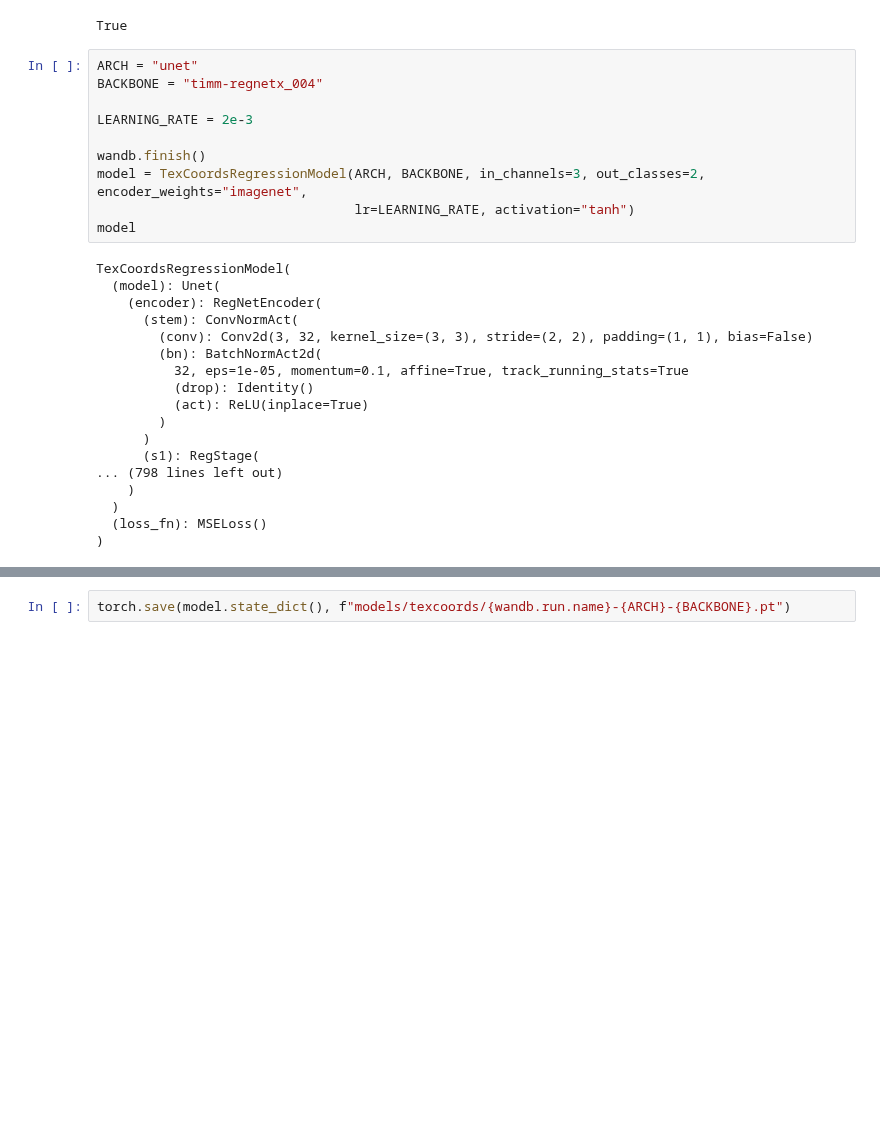
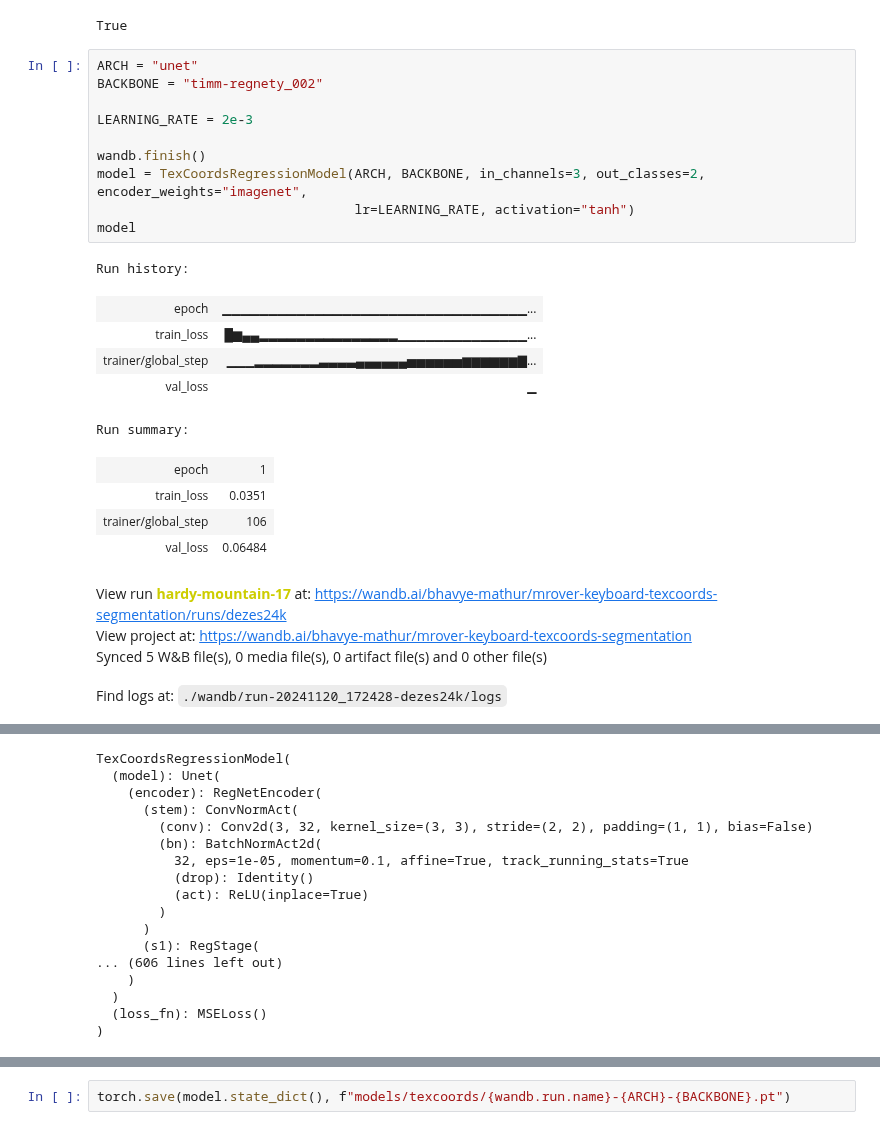
Before and after one commit to umrover/keyboard-detection, a Jupyter notebook: models/key-texcoords-UNet.ipynb, the cells around one changed output, grey strips where cells are left out. Cells and saved outputs as stored; diff of their text form; blank space fills up the shorter version.

```diff
--- a/models/key-texcoords-UNet.ipynb
+++ b/models/key-texcoords-UNet.ipynb
@@ -107,29 +98,26 @@ wandb: Currently logged in as: bhavye-mathur. Use `wandb login --relogin` to for
 True
 # %%
 ARCH = "unet"
-BACKBONE = "timm-regnetx_004"
+BACKBONE = "timm-regnety_002"
 
 LEARNING_RATE = 2e-3
 
 wandb.finish()
 model = TexCoordsRegressionModel(ARCH, BACKBONE, in_channels=3, out_classes=2, encoder_weights="imagenet",
                                  lr=LEARNING_RATE, activation="tanh")
 model
 # %% [output]
-TexCoordsRegressionModel(
-  (model): Unet(
-    (encoder): RegNetEncoder(
-      (stem): ConvNormAct(
-        (conv): Conv2d(3, 32, kernel_size=(3, 3), stride=(2, 2), padding=(1, 1), bias=False)
-        (bn): BatchNormAct2d(
-          32, eps=1e-05, momentum=0.1, affine=True, track_running_stats=True
-          (drop): Identity()
-          (act): ReLU(inplace=True)
-        )
-      )
-      (s1): RegStage(
-... (798 lines left out)
-    )
-  )
-  (loss_fn): MSELoss()
-)
+Run history:
+| epoch | ▁▁▁▁▁▁▁▁▁▁▁▁▁▁▁▁▁▁▁▁▁▁▁▁▁▁▁▁▁▁▁▁▁... |
+| train_loss | █▆▄▄▂▂▂▂▂▂▂▂▂▂▂▂▂▂▂▁▁▁▁▁▁▁▁▁▁▁▁▁▁... |
+| trainer/global_step | ▁▁▁▂▂▂▂▂▂▂▃▃▃▃▄▄▄▄▄▄▅▅▅▅▅▅▆▆▆▆▆▆▇... |
+| val_loss | ▁ |
+Run summary:
+| epoch | 1 |
+| train_loss | 0.0351 |
+| trainer/global_step | 106 |
+| val_loss | 0.06484 |
+View run hardy-mountain-17 at: https://wandb.ai/bhavye-mathur/mrover-keyboard-texcoords-segmentation/runs/dezes24k
+View project at: https://wandb.ai/bhavye-mathur/mrover-keyboard-texcoords-segmentation
+Synced 5 W&B file(s), 0 media file(s), 0 artifact file(s) and 0 other file(s)
+Find logs at: ./wandb/run-20241120_172428-dezes24k/logs
@@ -136,3 +125,20 @@ TexCoordsRegressionModel(
+TexCoordsRegressionModel(
+  (model): Unet(
+    (encoder): RegNetEncoder(
+      (stem): ConvNormAct(
+        (conv): Conv2d(3, 32, kernel_size=(3, 3), stride=(2, 2), padding=(1, 1), bias=False)
+        (bn): BatchNormAct2d(
+          32, eps=1e-05, momentum=0.1, affine=True, track_running_stats=True
+          (drop): Identity()
+          (act): ReLU(inplace=True)
+        )
+      )
+      (s1): RegStage(
+... (606 lines left out)
+    )
+  )
+  (loss_fn): MSELoss()
+)
 # %%
 summarize(model)
 # %% [output]
```
Also changed, not shown: parts of 9 cells of this notebook, 3 other files.
